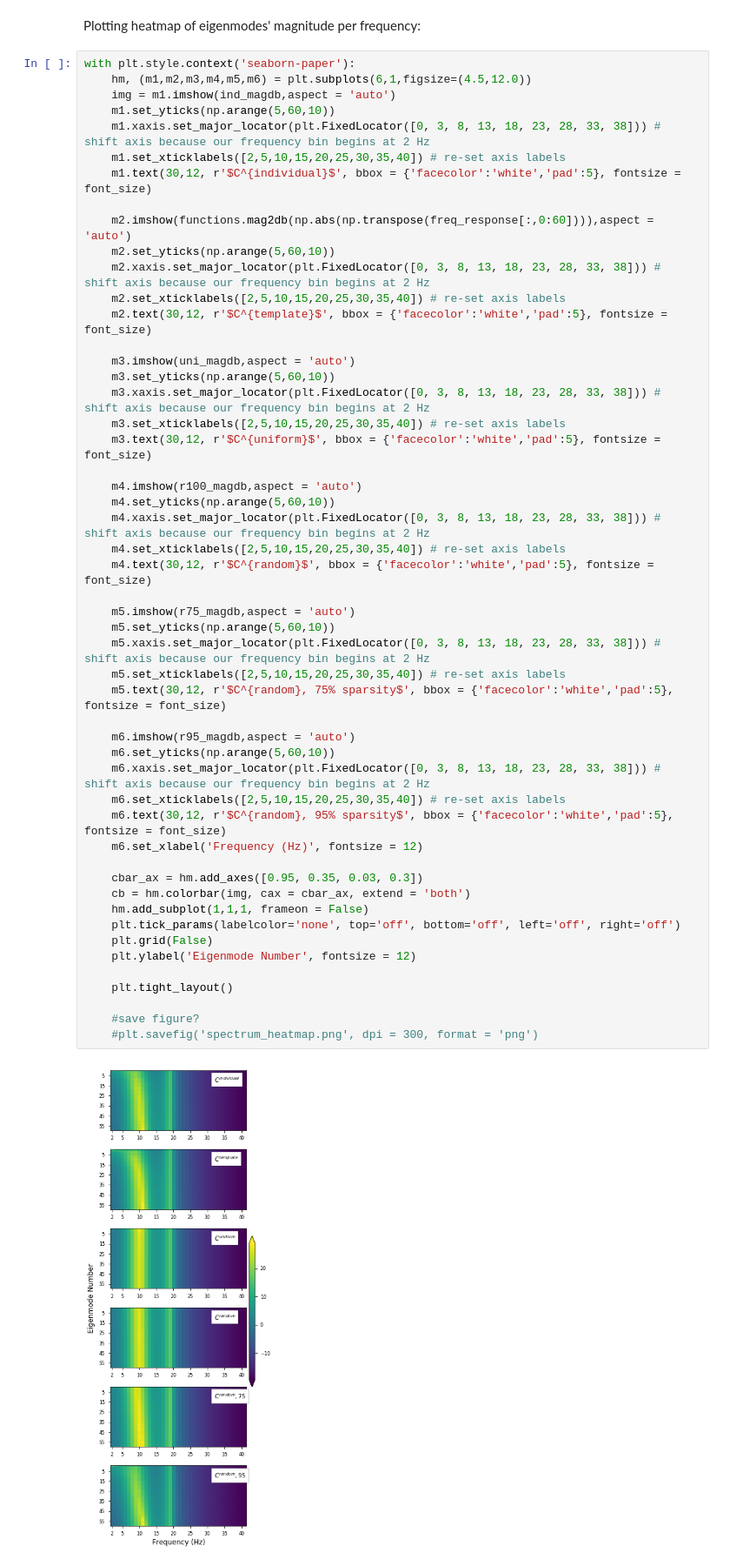
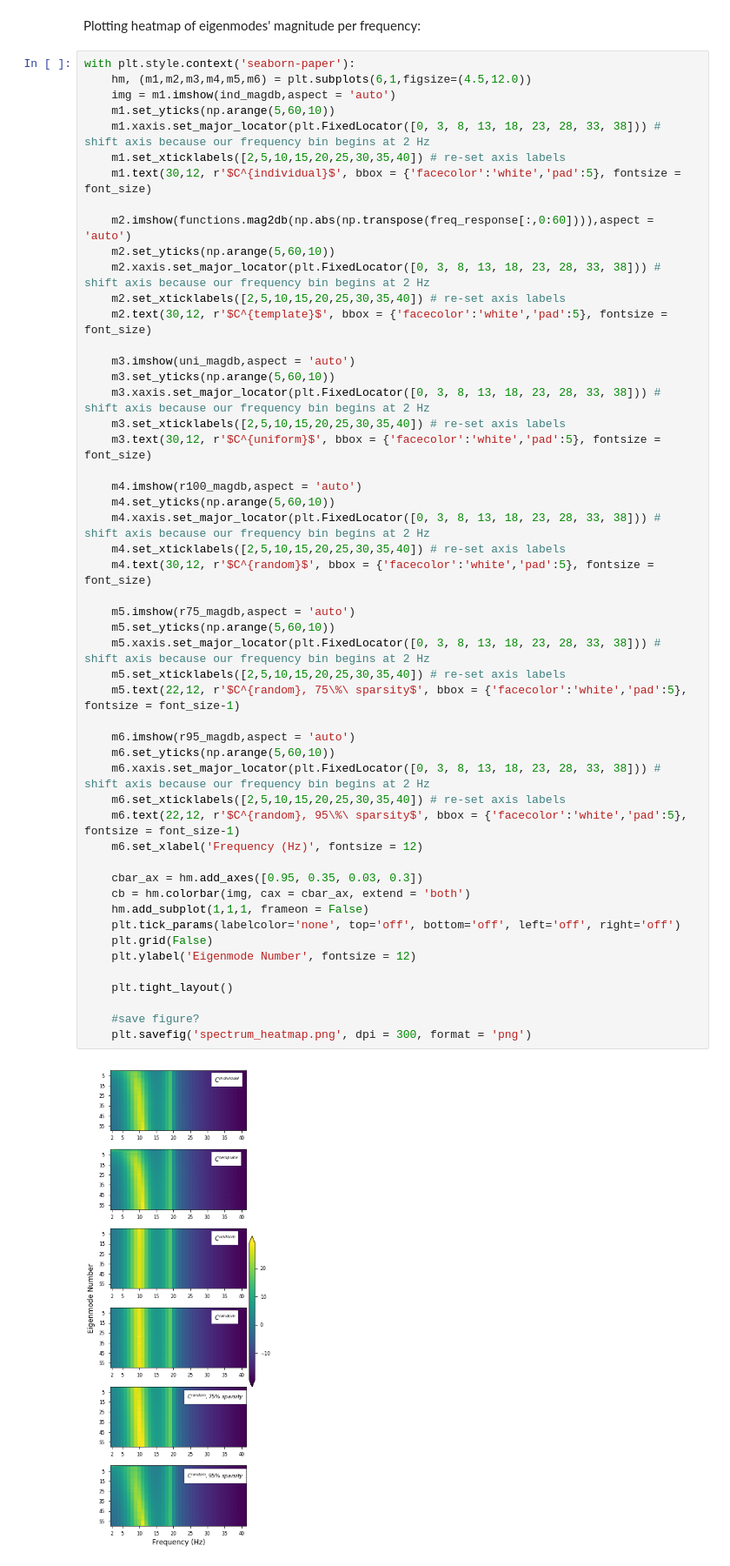
Before and after one commit to Raj-Lab-UCSF/spectrome, a Jupyter notebook: spectrome/notebooks/SGM_frequency_responses.ipynb, the cells around one changed output. Shown at 87% size. Drawn from its saved outputs; the diff is of its cells as text.

```diff
--- a/spectrome/notebooks/SGM_frequency_responses.ipynb
+++ b/spectrome/notebooks/SGM_frequency_responses.ipynb
@@ -248,34 +248,34 @@ with plt.style.context('seaborn-paper'):
     m3.text(30,12, r'$C^{uniform}$', bbox = {'facecolor':'white','pad':5}, fontsize = font_size)
 
     m4.imshow(r100_magdb,aspect = 'auto')
     m4.set_yticks(np.arange(5,60,10))
     m4.xaxis.set_major_locator(plt.FixedLocator([0, 3, 8, 13, 18, 23, 28, 33, 38])) # shift axis because our frequency bin begins at 2 Hz
     m4.set_xticklabels([2,5,10,15,20,25,30,35,40]) # re-set axis labels
     m4.text(30,12, r'$C^{random}$', bbox = {'facecolor':'white','pad':5}, fontsize = font_size)
 
     m5.imshow(r75_magdb,aspect = 'auto')
     m5.set_yticks(np.arange(5,60,10))
     m5.xaxis.set_major_locator(plt.FixedLocator([0, 3, 8, 13, 18, 23, 28, 33, 38])) # shift axis because our frequency bin begins at 2 Hz
     m5.set_xticklabels([2,5,10,15,20,25,30,35,40]) # re-set axis labels
-    m5.text(30,12, r'$C^{random}, 75% sparsity$', bbox = {'facecolor':'white','pad':5}, fontsize = font_size)
+    m5.text(22,12, r'$C^{random}, 75\%\ sparsity$', bbox = {'facecolor':'white','pad':5}, fontsize = font_size-1)
 
     m6.imshow(r95_magdb,aspect = 'auto')
     m6.set_yticks(np.arange(5,60,10))
     m6.xaxis.set_major_locator(plt.FixedLocator([0, 3, 8, 13, 18, 23, 28, 33, 38])) # shift axis because our frequency bin begins at 2 Hz
     m6.set_xticklabels([2,5,10,15,20,25,30,35,40]) # re-set axis labels
-    m6.text(30,12, r'$C^{random}, 95% sparsity$', bbox = {'facecolor':'white','pad':5}, fontsize = font_size)
+    m6.text(22,12, r'$C^{random}, 95\%\ sparsity$', bbox = {'facecolor':'white','pad':5}, fontsize = font_size-1)
     m6.set_xlabel('Frequency (Hz)', fontsize = 12)
 
     cbar_ax = hm.add_axes([0.95, 0.35, 0.03, 0.3])
     cb = hm.colorbar(img, cax = cbar_ax, extend = 'both')
     hm.add_subplot(1,1,1, frameon = False)
     plt.tick_params(labelcolor='none', top='off', bottom='off', left='off', right='off')
     plt.grid(False)
     plt.ylabel('Eigenmode Number', fontsize = 12)
 
     plt.tight_layout()
 
     #save figure?
-    #plt.savefig('spectrum_heatmap.png', dpi = 300, format = 'png')
+    plt.savefig('spectrum_heatmap.png', dpi = 300, format = 'png')
 # %% [output]
-[figure, old version]
+[figure, new version]
```
Also changed, not shown: parts of 1 cell of this notebook.
